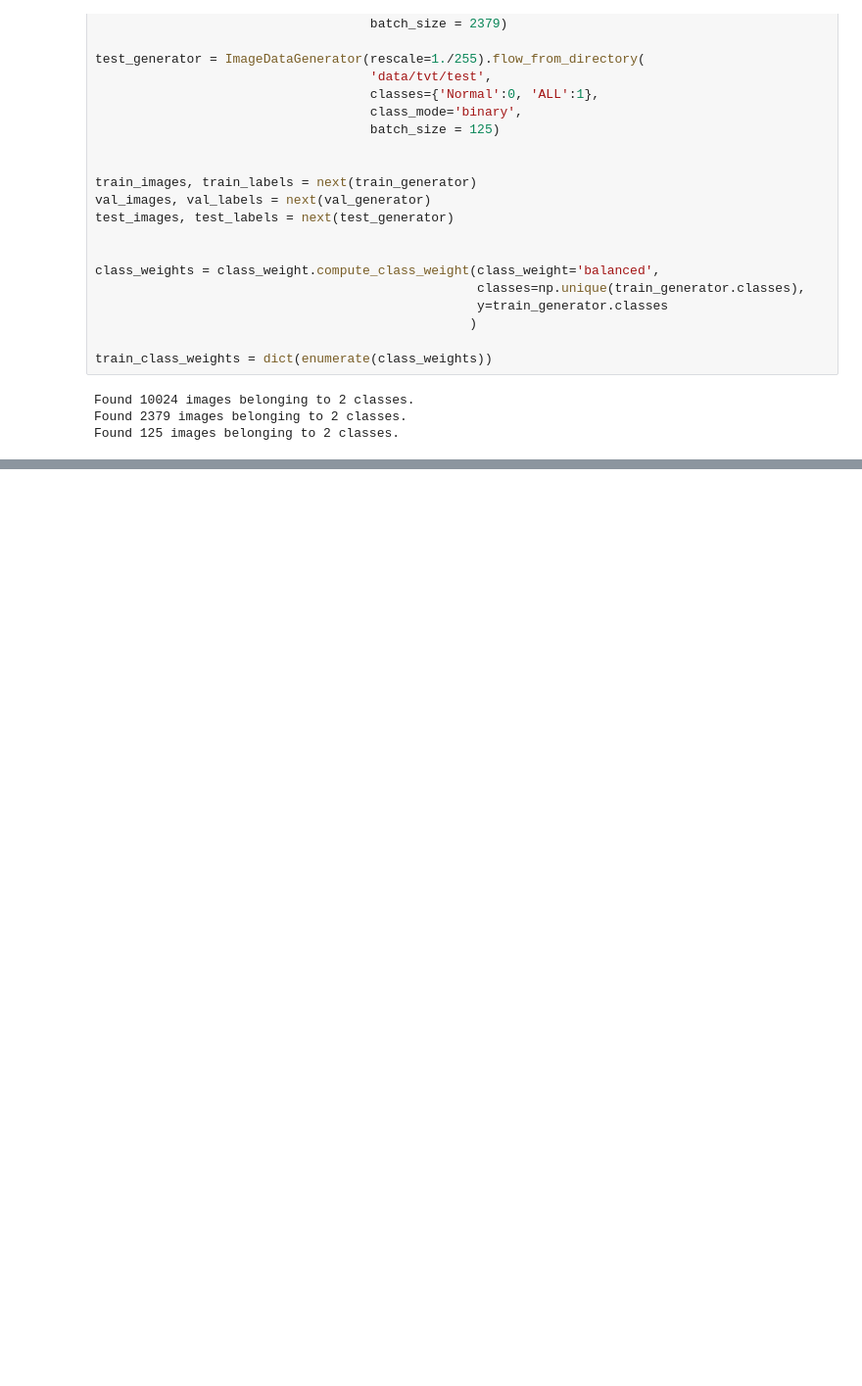
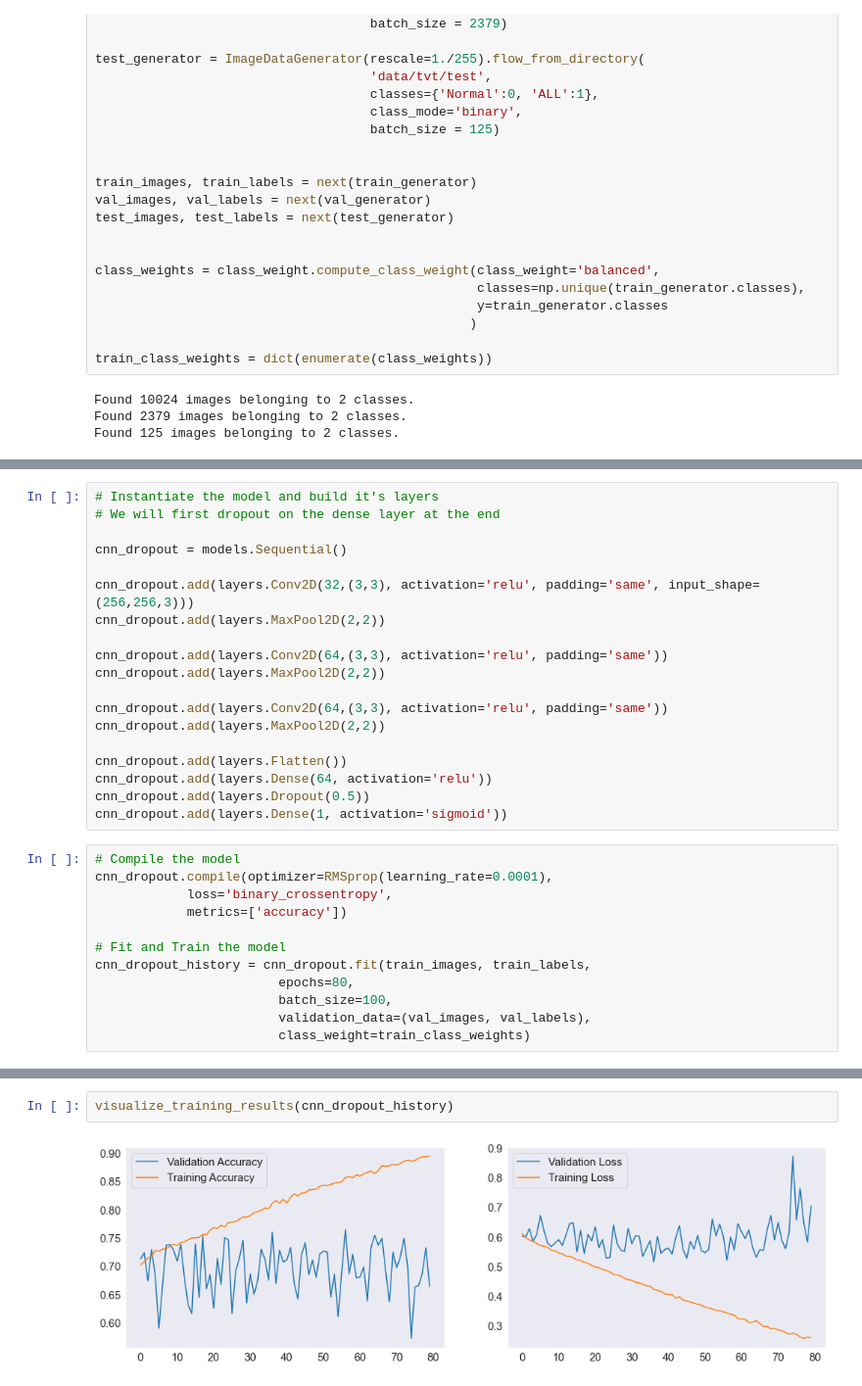
Before and after one commit to patrick-anastasio/Cancer-Image-Classification-Neural-Net, a Jupyter notebook: Notebook 1 of 2.ipynb, the cells around one changed output, grey strips where cells are left out. Shown: that part at 98% size. Drawn from its saved outputs; the diff is of its cells as text; blank space fills up the shorter version.

```diff
--- a/Notebook 1 of 2.ipynb
+++ b/Notebook 1 of 2.ipynb
@@ -816,0 +837,31 @@ weighted avg       0.53      0.55      0.54       125
+# %%
+# Instantiate the model and build it's layers
+# We will first dropout on the dense layer at the end
+
+cnn_dropout = models.Sequential()
+
+cnn_dropout.add(layers.Conv2D(32,(3,3), activation='relu', padding='same', input_shape=(256,256,3)))
+cnn_dropout.add(layers.MaxPool2D(2,2))
+
+cnn_dropout.add(layers.Conv2D(64,(3,3), activation='relu', padding='same'))
+cnn_dropout.add(layers.MaxPool2D(2,2))
+
+cnn_dropout.add(layers.Conv2D(64,(3,3), activation='relu', padding='same'))
+cnn_dropout.add(layers.MaxPool2D(2,2))
+
+cnn_dropout.add(layers.Flatten())
+cnn_dropout.add(layers.Dense(64, activation='relu'))
+cnn_dropout.add(layers.Dropout(0.5))
+cnn_dropout.add(layers.Dense(1, activation='sigmoid'))
+# %%
+# Compile the model
+cnn_dropout.compile(optimizer=RMSprop(learning_rate=0.0001),
+            loss='binary_crossentropy',
+            metrics=['accuracy'])
+
+# Fit and Train the model
+cnn_dropout_history = cnn_dropout.fit(train_images, train_labels,
+                        epochs=80,
+                        batch_size=100,
+                        validation_data=(val_images, val_labels),
+                        class_weight=train_class_weights)
@@ -816,0 +886,4 @@ weighted avg       0.53      0.55      0.54       125
+# %%
+visualize_training_results(cnn_dropout_history)
+# %% [output]
+[figure, added]
```
Also changed, not shown: parts of 70 cells of this notebook.
